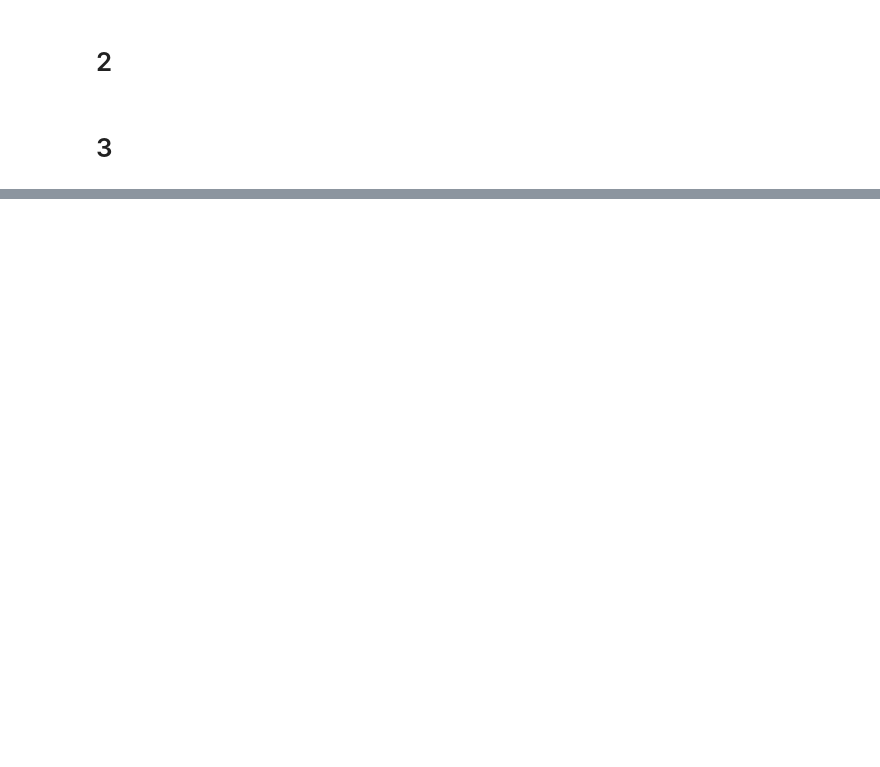
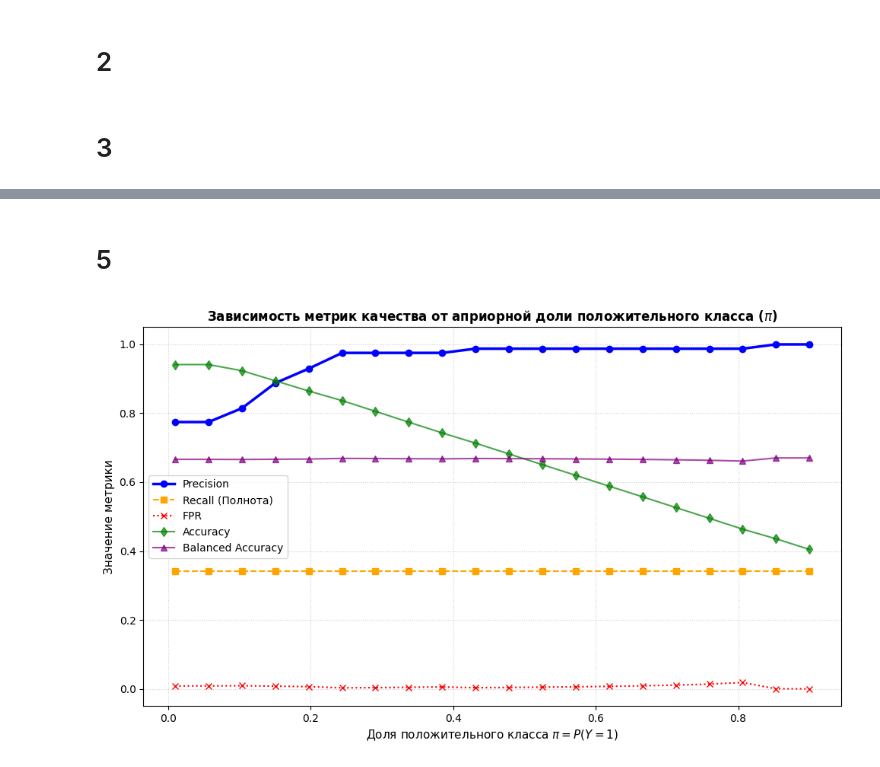
Before and after one commit to DmytryPan/ml-math-base-course, a Jupyter notebook: lab-11/Lab_11_Classification_Metrics.ipynb, the cells around one changed output, grey strips where cells are left out. Saved outputs shown, nothing was run; the diff lists cells and outputs as text; code cells hidden in the pictures; blank space fills up the shorter version.

```diff
--- a/lab-11/Lab_11_Classification_Metrics.ipynb
+++ b/lab-11/Lab_11_Classification_Metrics.ipynb
@@ -571,0 +659,72 @@ plt.show()
+# %% [markdown]
+# 5
+# %%
+y_prob_fixed = predicted_probabilities["Random Forest"]
+t_fixed = 0.5
+y_pred_fixed = (y_prob_fixed >= t_fixed).astype(int)
+
+# Разделяем индексы истинных положительных и отрицательных объектов
+pos_indices = np.where(y_test == 1)[0]
+neg_indices = np.where(y_test == 0)[0]
+
+# Всего доступных положительных объектов
+n_pos = len(pos_indices)
+
+# Задаем целевые доли положительного класса \pi от 0.01 до 0.9
+pi_values = np.linspace(0.01, 0.90, 20)
+
+# Списки для сохранения метрик
+precision_pi = []
+recall_pi = []
+fpr_pi = []
+accuracy_pi = []
+balanced_acc_pi = []
+
+# 2. Проводим симуляцию, меняя число отрицательных объектов
+for pi in pi_values:
+    # Вычисляем, сколько отрицательных объектов нужно взять для достижения доли pi
+    # Формула: pi = n_pos / (n_pos + n_neg) => n_neg = n_pos * (1 - pi) / pi
+    n_neg_needed = int(n_pos * (1 - pi) / pi)
+
+    # Ограничиваем количеством имеющихся у нас отрицательных объектов
+    n_neg_needed = min(n_neg_needed, len(neg_indices))
+
+    # Отбираем нужное количество отрицательных объектов
+    selected_neg_indices = neg_indices[:n_neg_needed]
+
+    # Объединяем индексы (все положительные + часть отрицательных)
+    current_indices = np.concatenate([pos_indices, selected_neg_indices])
+
+    # Формируем текущую подвыборку
+    y_true_curr = y_test[current_indices]
+    y_pred_curr = y_pred_fixed[current_indices]
+
+    # Расчет матрицы ошибок для FPR
+    cm = confusion_matrix(y_true_curr, y_pred_curr, labels=[0, 1])
+    tn, fp, fn, tp = cm.ravel()
+    fpr = fp / (fp + tn) if (fp + tn) > 0 else 0.0
+
+    # Считаем и сохраняем метрики
+    precision_pi.append(precision_score(y_true_curr, y_pred_curr, zero_division=0))
+    recall_pi.append(recall_score(y_true_curr, y_pred_curr))
+    fpr_pi.append(fpr)
+    accuracy_pi.append(accuracy_score(y_true_curr, y_pred_curr))
+    balanced_acc_pi.append(balanced_accuracy_score(y_true_curr, y_pred_curr))
+
+# 3. Построение графика зависимости Precision от \pi
+plt.figure(figsize=(10, 6))
+plt.plot(pi_values, precision_pi, label='Precision', marker='o', color='blue', linewidth=2.5)
+plt.plot(pi_values, recall_pi, label='Recall (Полнота)', marker='s', color='orange', linestyle='--')
+plt.plot(pi_values, fpr_pi, label='FPR', marker='x', color='red', linestyle=':')
+plt.plot(pi_values, accuracy_pi, label='Accuracy', marker='d', color='green', alpha=0.7)
+plt.plot(pi_values, balanced_acc_pi, label='Balanced Accuracy', marker='^', color='purple', alpha=0.7)
+
+plt.title('Зависимость метрик качества от априорной доли положительного класса ($\pi$)', fontsize=12, fontweight='bold')
+plt.xlabel('Доля положительного класса $\pi = P(Y=1)$', fontsize=11)
+plt.ylabel('Значение метрики', fontsize=11)
+plt.grid(True, linestyle=':', alpha=0.6)
+plt.legend(fontsize=10)
+plt.tight_layout()
+plt.show()
+# %% [output]
+[figure, added]
```
Also changed, not shown: parts of 10 cells of this notebook.
